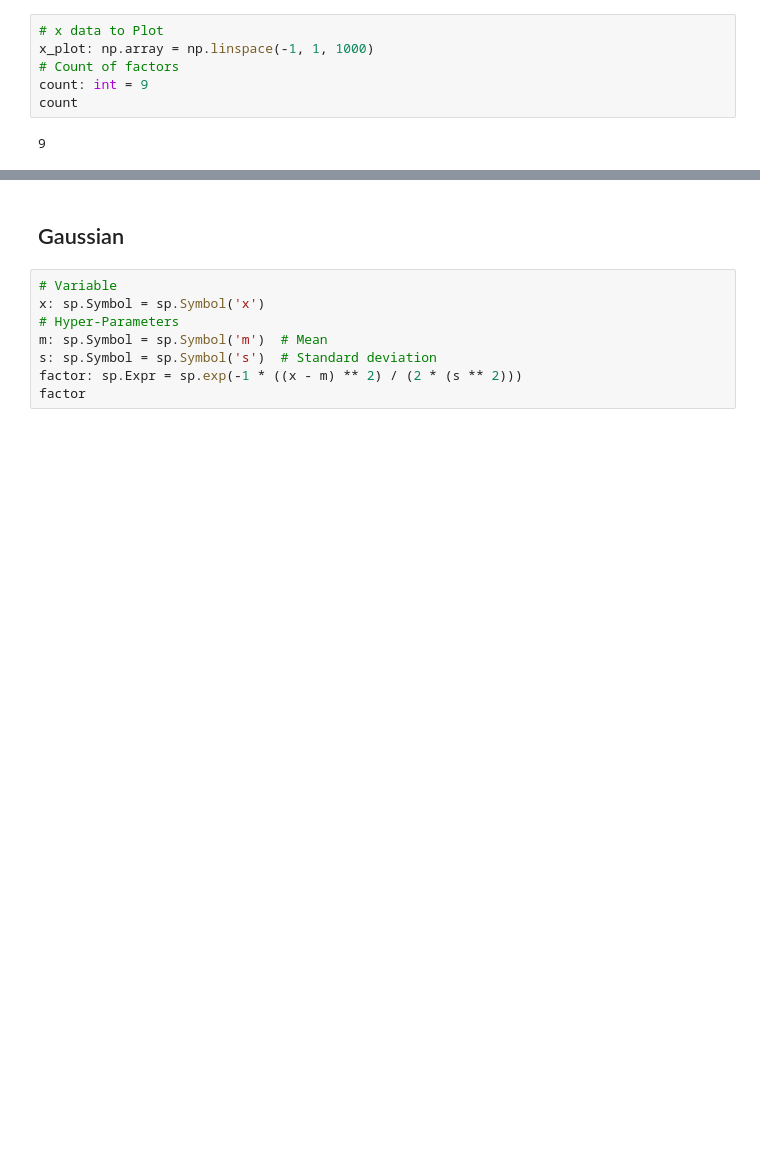
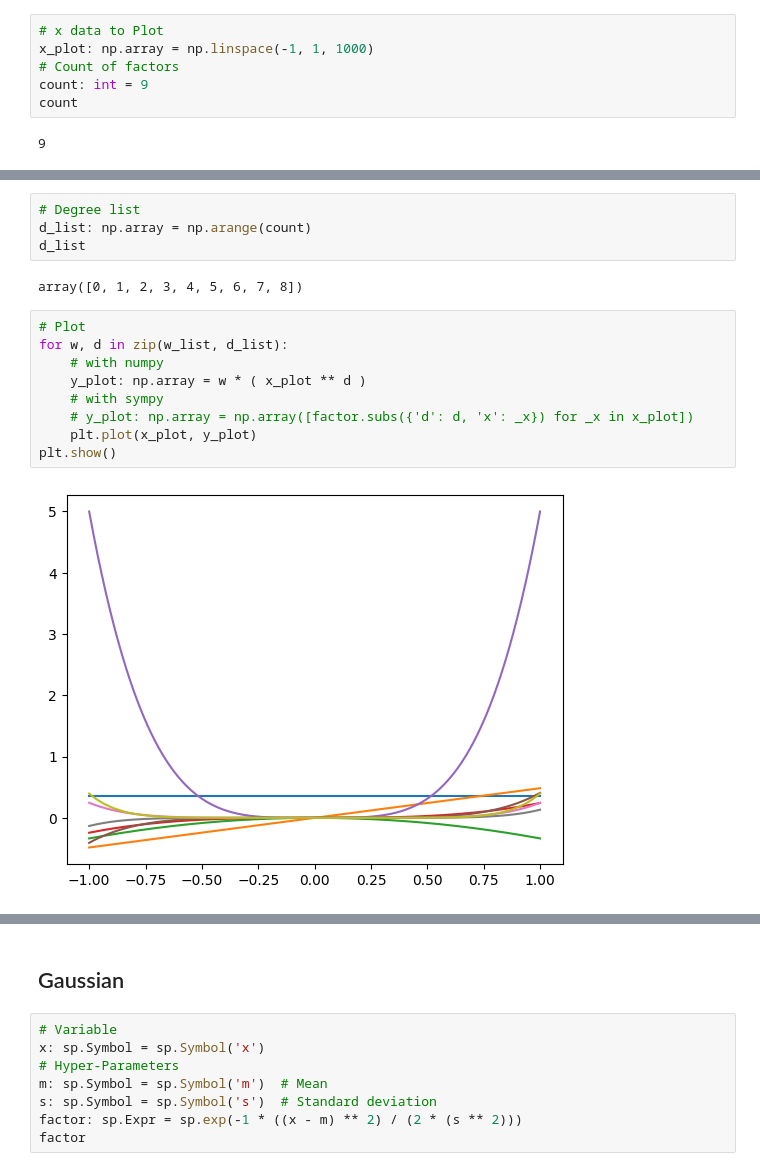
Before and after one commit to dayan3847/machine_learning, a Jupyter notebook: dayan3847/basis_functions/basis_functions.ipynb, the cells around one changed output, grey strips where cells are left out. Drawn from its saved outputs; the diff is of its cells as text; blank space fills up the shorter version.

```diff
--- a/dayan3847/basis_functions/basis_functions.ipynb
+++ b/dayan3847/basis_functions/basis_functions.ipynb
@@ -34,0 +63,17 @@ count
+# %%
+# Degree list
+d_list: np.array = np.arange(count)
+d_list
+# %% [output]
+array([0, 1, 2, 3, 4, 5, 6, 7, 8])
+# %%
+# Plot
+for w, d in zip(w_list, d_list):
+    # with numpy
+    y_plot: np.array = w * ( x_plot ** d )
+    # with sympy
+    # y_plot: np.array = np.array([factor.subs({'d': d, 'x': _x}) for _x in x_plot])
+    plt.plot(x_plot, y_plot)
+plt.show()
+# %% [output]
+[figure, new version]
```
Also changed, not shown: parts of 18 cells of this notebook.
